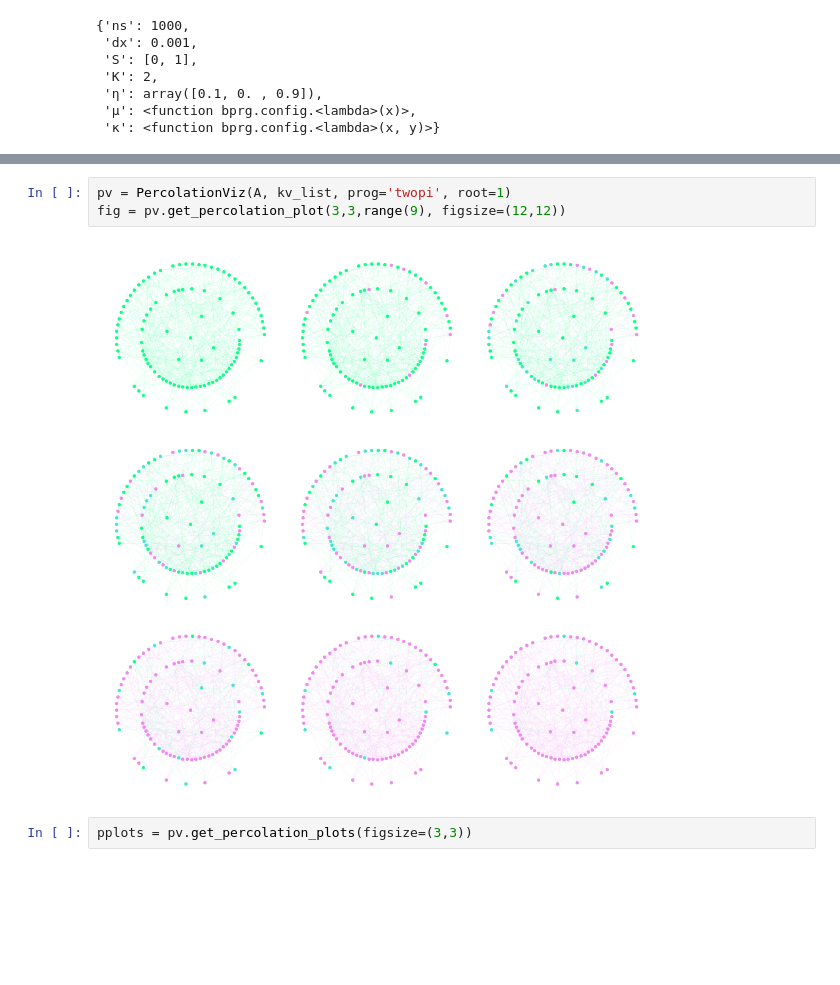
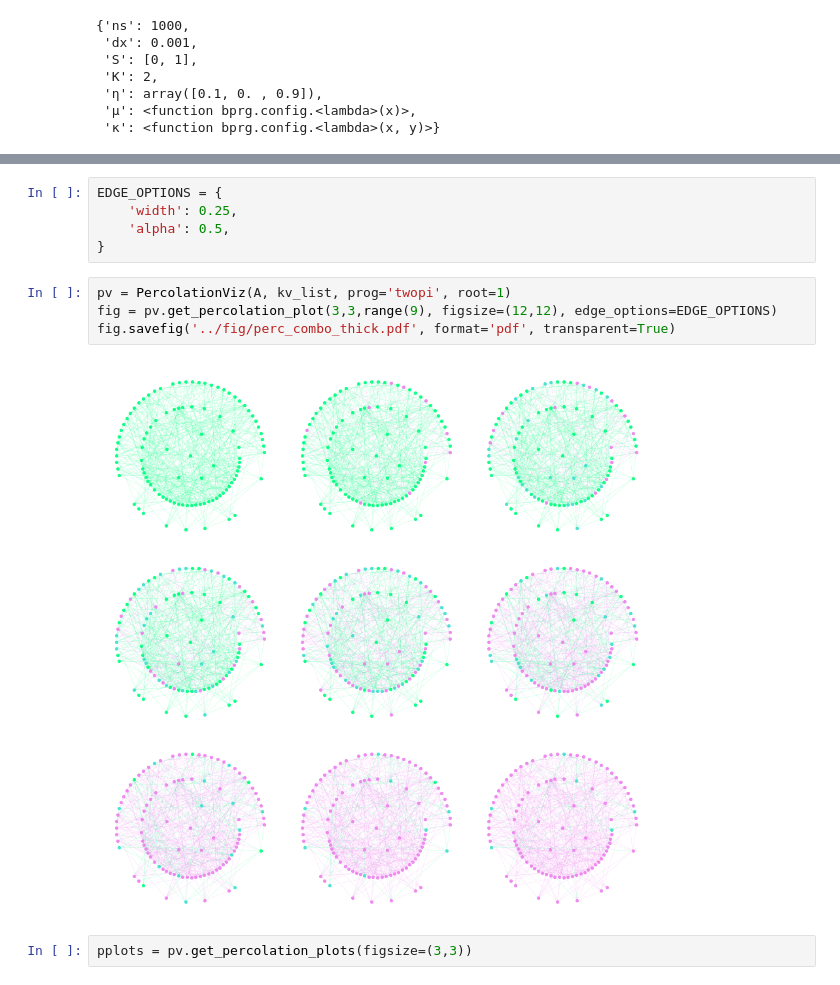
Before and after one commit to jmlinx/BPRG, a Jupyter notebook: notebook/dev_plotting.ipynb, the cells around one changed output, grey strips where cells are left out. Saved outputs shown, nothing was run; the diff lists cells and outputs as text; blank space fills up the shorter version.

```diff
--- a/notebook/dev_plotting.ipynb
+++ b/notebook/dev_plotting.ipynb
@@ -164,8 +166,14 @@ len(kv_list)
+# %%
+EDGE_OPTIONS = {
+    'width': 0.25,
+    'alpha': 0.5,
+}
 # %%
 pv = PercolationViz(A, kv_list, prog='twopi', root=1)
-fig = pv.get_percolation_plot(3,3,range(9), figsize=(12,12))
+fig = pv.get_percolation_plot(3,3,range(9), figsize=(12,12), edge_options=EDGE_OPTIONS)
+fig.savefig('../fig/perc_combo_thick.pdf', format='pdf', transparent=True)
 # %% [output]
-[figure, old version]
+[figure, new version]
 # %%
 pplots = pv.get_percolation_plots(figsize=(3,3))
 # %% [output]
```
Also changed, not shown: parts of 1 cell of this notebook, 3 other files.
